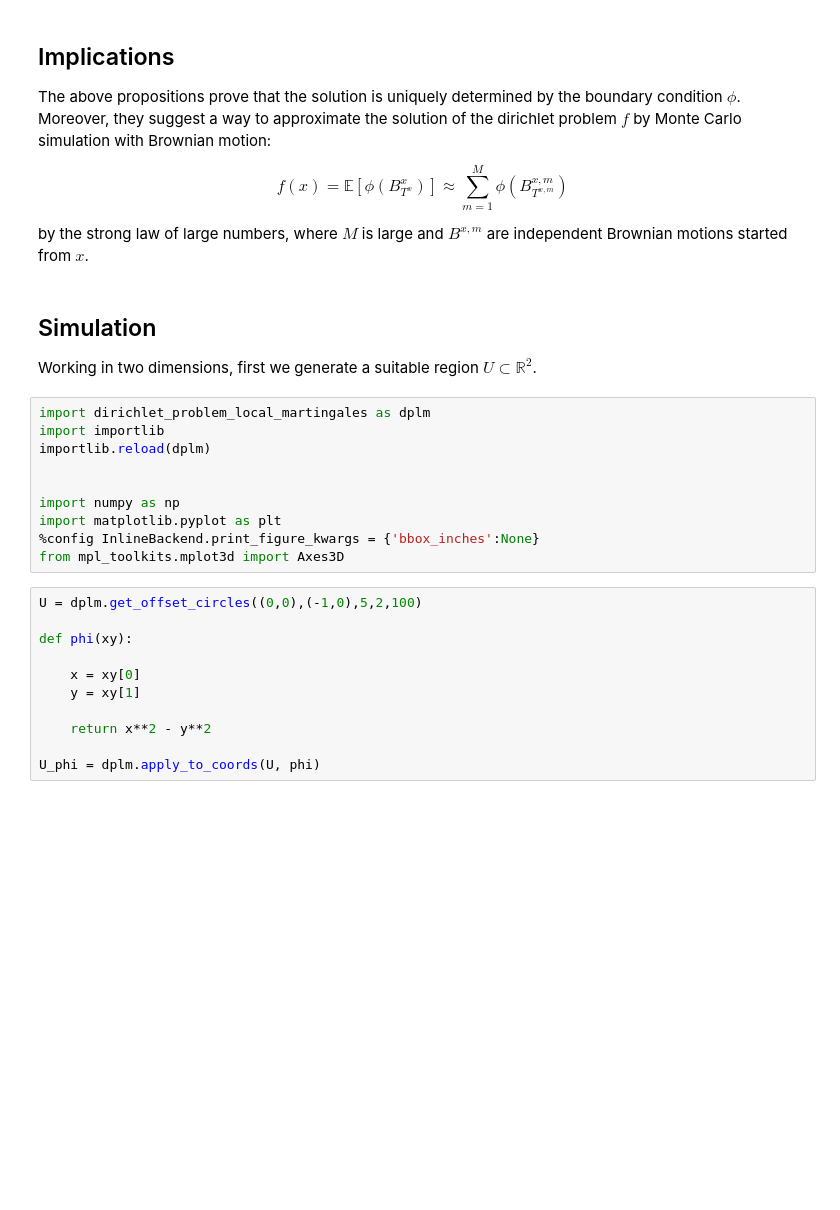
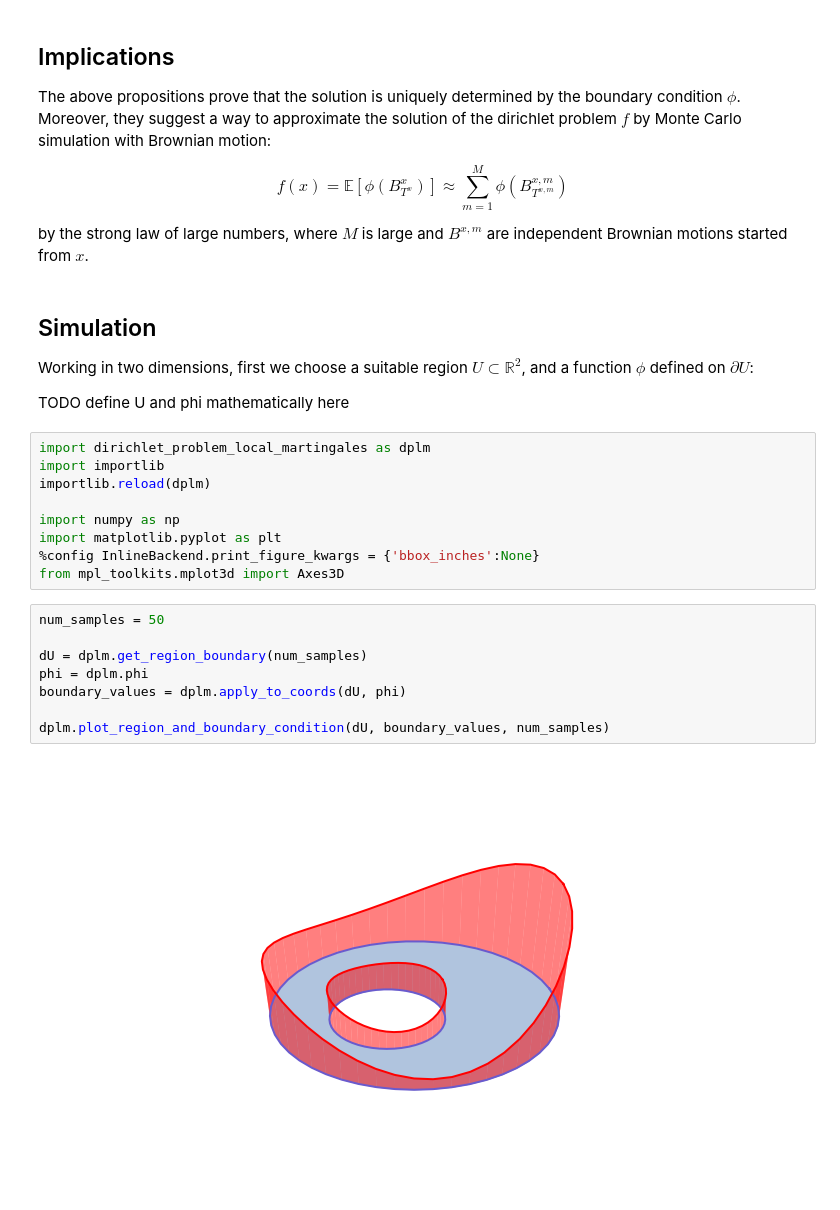
Before and after one commit to WGUNDERWOOD/dirichlet-problem-local-martingales, a Jupyter notebook: dirichlet-problem-local-martingales.ipynb, the cells around one changed output. Drawn from its saved outputs; the diff is of its cells as text; blank space fills up the shorter version.

Commit message:
made first plot

```diff
--- a/dirichlet-problem-local-martingales.ipynb
+++ b/dirichlet-problem-local-martingales.ipynb
@@ -67,26 +67,26 @@ by the strong law of large numbers, where $M$ is large and $B^{x,m}$ are indepen
 # %% [markdown]
 ## Simulation
 
-Working in two dimensions, first we generate a suitable region $U \subset \mathbb{R}^2$.
+Working in two dimensions, first we choose a suitable region $U \subset \mathbb{R}^2$, and a function $\phi$ defined on $\partial U$:
+
+TODO define U and phi mathematically here
 # %%
 import dirichlet_problem_local_martingales as dplm
 import importlib
 importlib.reload(dplm)
 
-
 import numpy as np
 import matplotlib.pyplot as plt
 %config InlineBackend.print_figure_kwargs = {'bbox_inches':None}
 from mpl_toolkits.mplot3d import Axes3D
-# %%
-U = dplm.get_offset_circles((0,0),(-1,0),5,2,100)
-
-def phi(xy):
-
-    x = xy[0]
-    y = xy[1]
-
-    return x**2 - y**2
-
-U_phi = dplm.apply_to_coords(U, phi)
+# %%
+num_samples = 50
+
+dU = dplm.get_region_boundary(num_samples)
+phi = dplm.phi
+boundary_values = dplm.apply_to_coords(dU, phi)
+
+dplm.plot_region_and_boundary_condition(dU, boundary_values, num_samples)
+# %% [output]
+[figure, added]
 # %%
```
Also changed, not shown: parts of 1 cell of this notebook, 1 other file.
